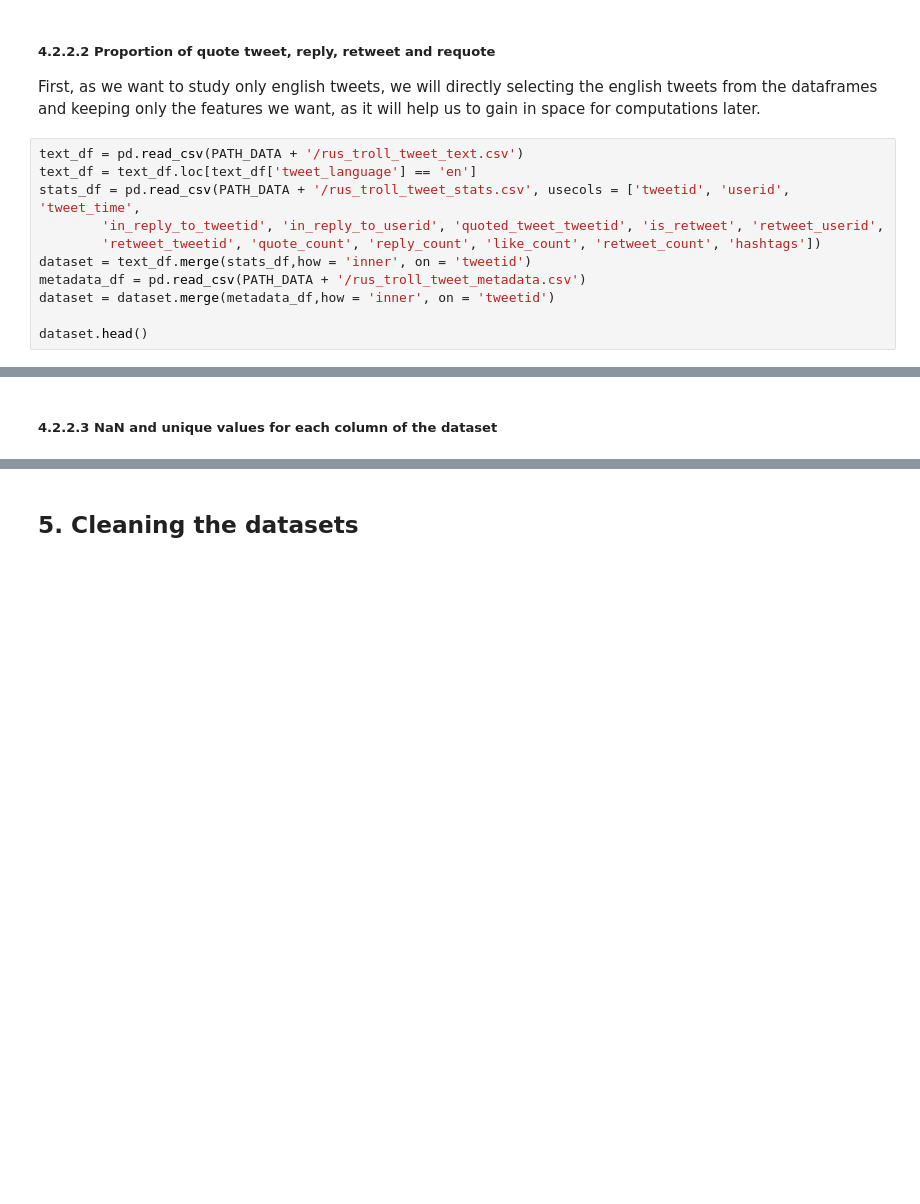
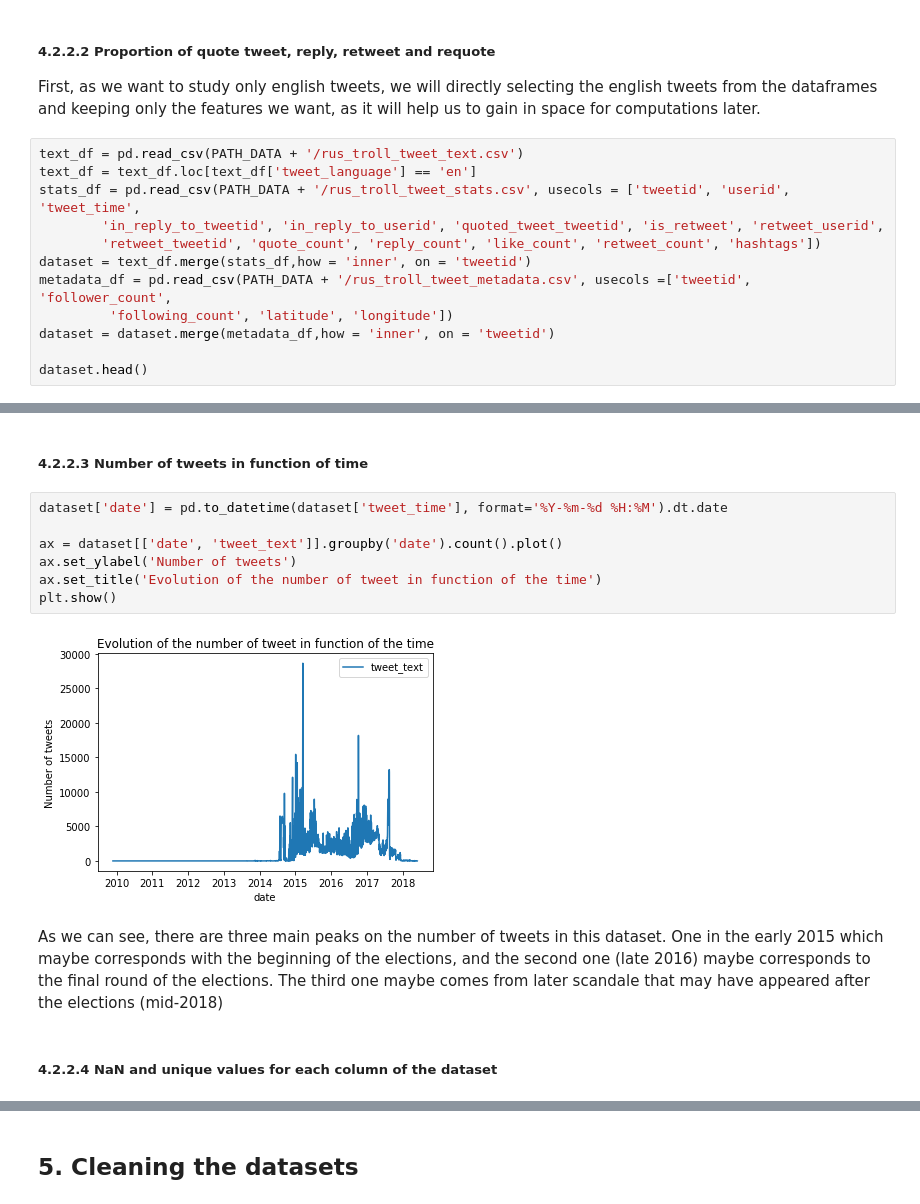
Before and after one commit to journeadrien/Project, a Jupyter notebook: python_code/project.ipynb, the cells around one changed output, grey strips where cells are left out. Cells and saved outputs as stored; diff of their text form; blank space fills up the shorter version.

Commit message:
Datasets description finished

```diff
--- a/python_code/project.ipynb
+++ b/python_code/project.ipynb
@@ -448,7 +447,8 @@ stats_df = pd.read_csv(PATH_DATA + '/rus_troll_tweet_stats.csv', usecols = ['twe
         'in_reply_to_tweetid', 'in_reply_to_userid', 'quoted_tweet_tweetid', 'is_retweet', 'retweet_userid',
         'retweet_tweetid', 'quote_count', 'reply_count', 'like_count', 'retweet_count', 'hashtags'])
 dataset = text_df.merge(stats_df,how = 'inner', on = 'tweetid')
-metadata_df = pd.read_csv(PATH_DATA + '/rus_troll_tweet_metadata.csv')
+metadata_df = pd.read_csv(PATH_DATA + '/rus_troll_tweet_metadata.csv', usecols =['tweetid', 'follower_count',
+         'following_count', 'latitude', 'longitude'])
 dataset = dataset.merge(metadata_df,how = 'inner', on = 'tweetid')
 
 dataset.head()
@@ -467,3 +476,16 @@ plt.show()
+# %% [markdown]
+##### 4.2.2.3 Number of tweets in function of time
+# %%
+dataset['date'] = pd.to_datetime(dataset['tweet_time'], format='%Y-%m-%d %H:%M').dt.date
+
+ax = dataset[['date', 'tweet_text']].groupby('date').count().plot()
+ax.set_ylabel('Number of tweets')
+ax.set_title('Evolution of the number of tweet in function of the time')
+plt.show()
+# %% [output]
+[figure, added]
+# %% [markdown]
+As we can see, there are three main peaks on the number of tweets in this dataset. One in the early 2015 which maybe corresponds with the beginning of the elections, and the second one (late 2016) maybe corresponds to the final round of the elections. The third one maybe comes from later scandale that may have appeared after the elections (mid-2018)
 # %% [markdown]
-##### 4.2.2.3  NaN and unique values for each column of the dataset
+##### 4.2.2.4  NaN and unique values for each column of the dataset
 # %%
```
Also changed, not shown: parts of 17 cells of this notebook.
